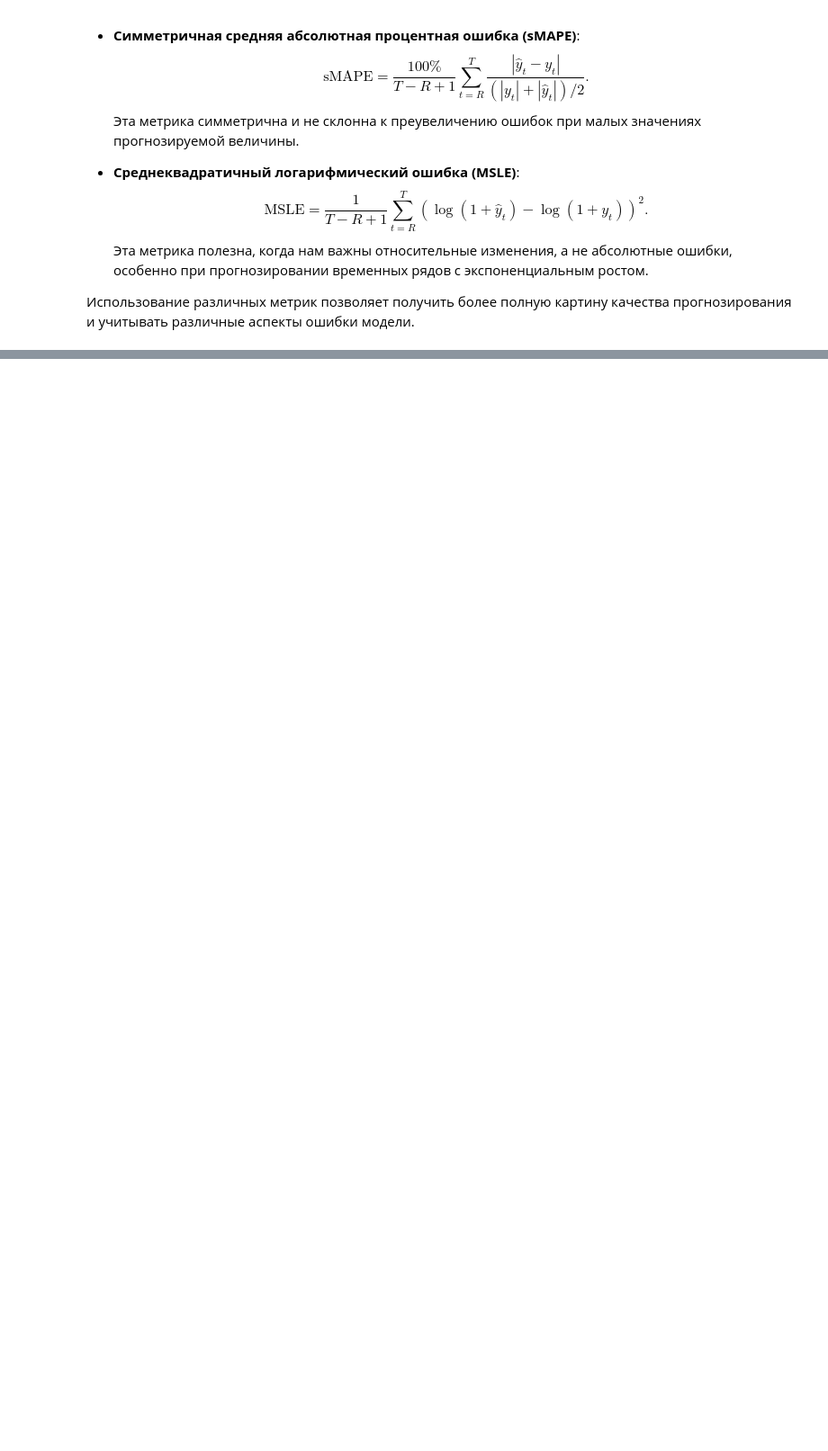
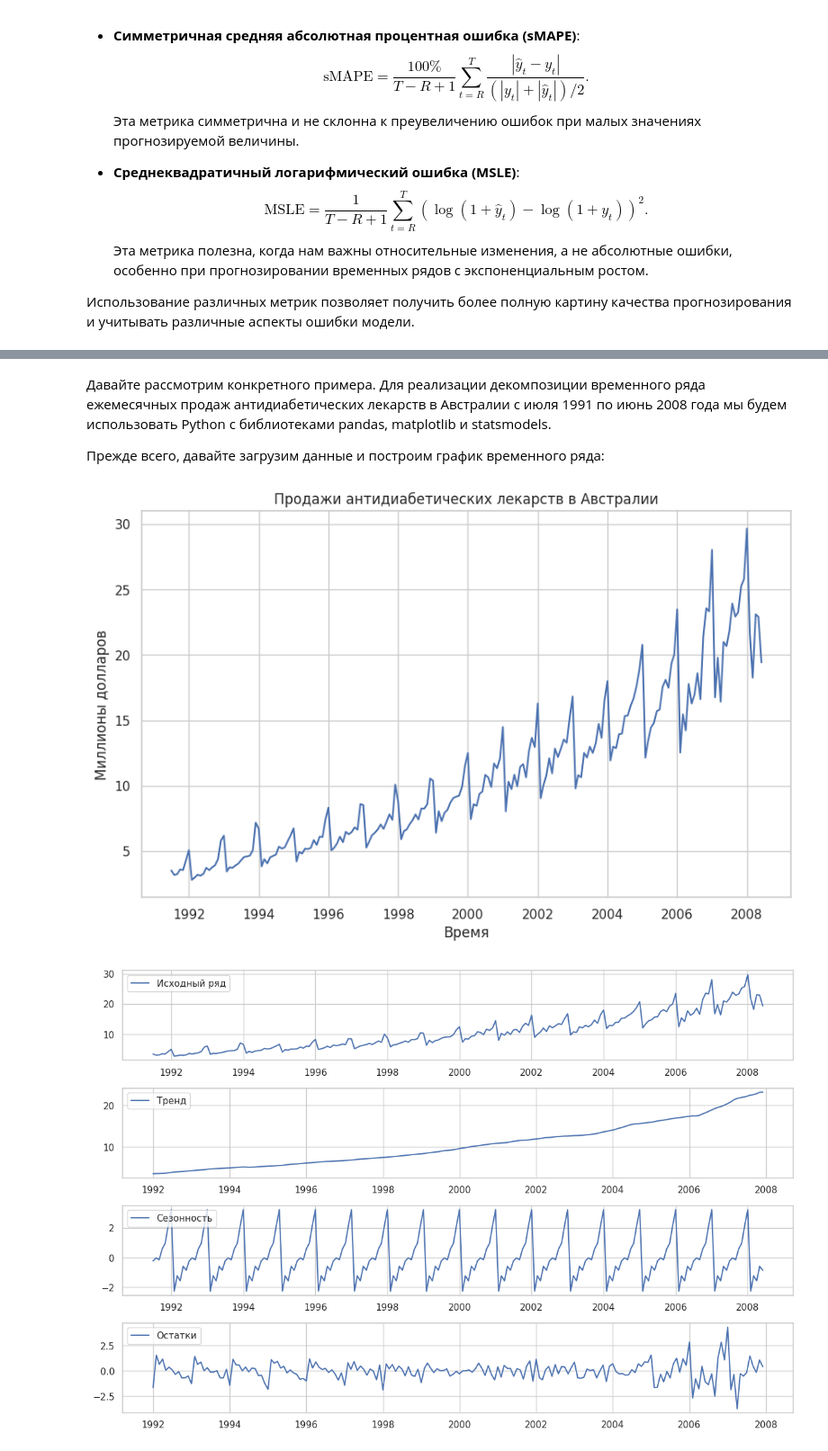
Before and after one commit to CodeHunterOfficial/TimeSeriesForecast_2024-2025, a Jupyter notebook: Тема_1_Введение_в_анализ_временных_рядов.ipynb, the cells around one changed output, grey strips where cells are left out. Shown at 90% size. Drawn from its saved outputs; the diff is of its cells as text; code cells hidden in the pictures; blank space fills up the shorter version.

```diff
--- a/Тема_1_Введение_в_анализ_временных_рядов.ipynb
+++ b/Тема_1_Введение_в_анализ_временных_рядов.ipynb
@@ -989,0 +1273,60 @@ https://education.yandex.ru/handbook/ml/article/vremennye-ryady
+# %% [markdown]
+Давайте рассмотрим конкретного примера. Для реализации декомпозиции временного ряда ежемесячных продаж антидиабетических лекарств в Австралии с июля 1991 по июнь 2008 года мы будем использовать Python с библиотеками pandas, matplotlib и statsmodels.
+
+Прежде всего, давайте загрузим данные и построим график временного ряда:
+# %%
+#Basic importation
+import numpy as np
+import pandas as pd
+import matplotlib.pyplot as plt
+import matplotlib
+matplotlib.rc('xtick', labelsize=40)
+matplotlib.rc('ytick', labelsize=40)
+from statsmodels.tsa.seasonal import seasonal_decompose
+
+import seaborn as sns
+sns.set(style="whitegrid", color_codes=True)
+%matplotlib inline
+df= pd.read_csv('/content/AusAntidiabeticDrug.csv')
+
+df['ds'] = pd.to_datetime(df['ds'])
+
+# Установка даты как индексом (опционально, в зависимости от ваших предпочтений)
+df.set_index('ds', inplace=True)
+# %%
+# Построение графика временного ряда
+plt.figure(figsize=(10, 6))
+plt.plot(df['y'])
+plt.title('Продажи антидиабетических лекарств в Австралии')
+plt.xlabel('Время')
+plt.ylabel('Миллионы долларов')
+plt.grid(True)
+plt.show()
+
+# Аддитивная декомпозиция
+result_add = seasonal_decompose(df['y'], model='additive', period=12)  # Период сезонности = 12 для ежемесячных данных
+
+# Построение результатов декомпозиции
+plt.figure(figsize=(12, 8))
+
+plt.subplot(411)
+plt.plot(df['y'], label='Исходный ряд')
+plt.legend(loc='upper left')
+
+plt.subplot(412)
+plt.plot(result_add.trend, label='Тренд')
+plt.legend(loc='upper left')
+
+plt.subplot(413)
+plt.plot(result_add.seasonal, label='Сезонность')
+plt.legend(loc='upper left')
+
+plt.subplot(414)
+plt.plot(result_add.resid, label='Остатки')
+plt.legend(loc='upper left')
+
+plt.tight_layout()
+plt.show()
+# %% [output]
+[figure, added]
+[figure, added]
```
Also changed, not shown: parts of 12 cells of this notebook.
